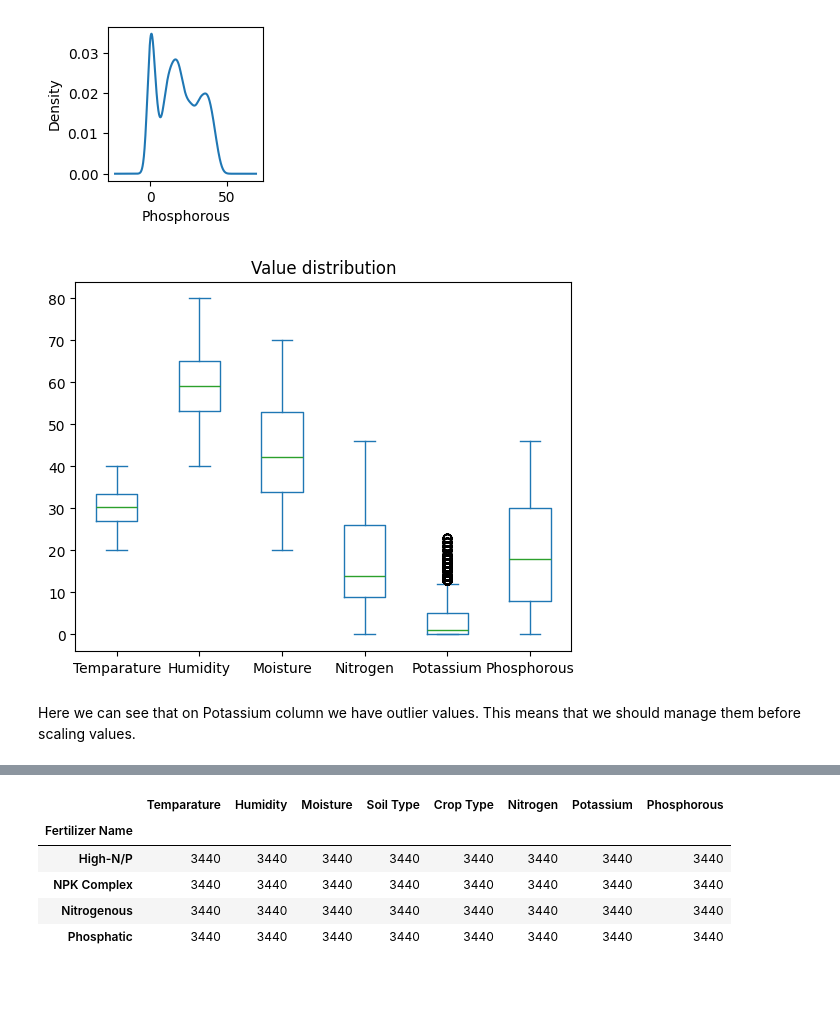
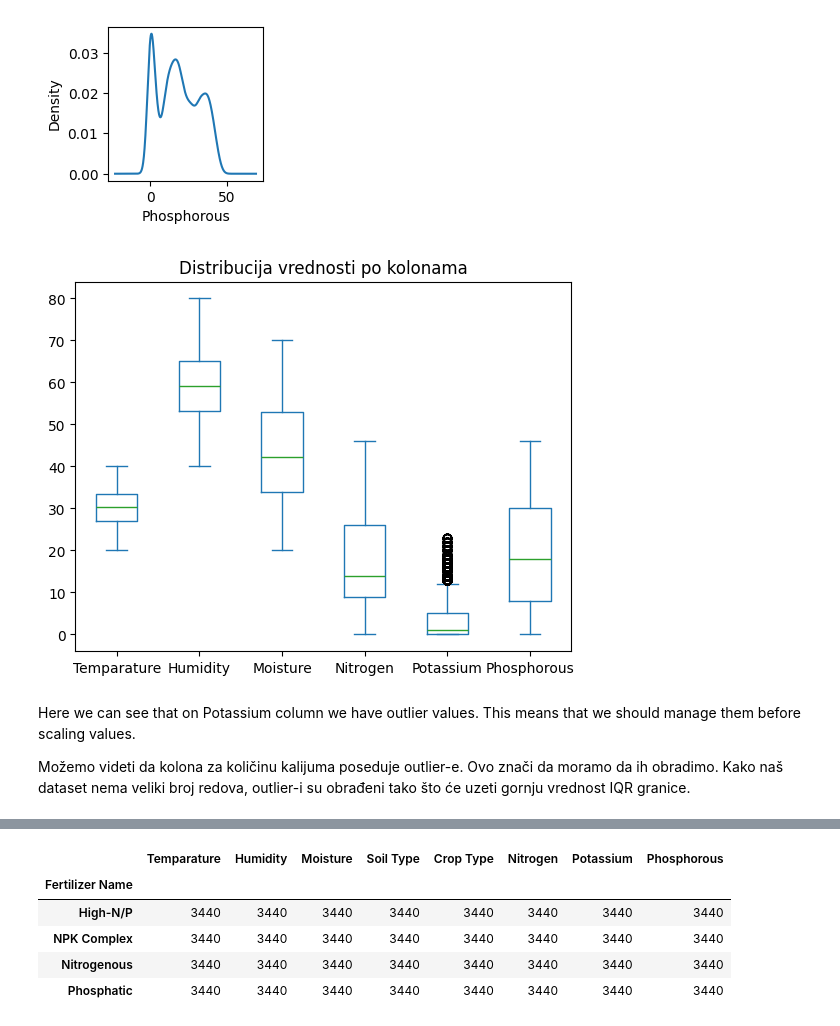
Before and after one commit to Covek01/machine-learning, a Jupyter notebook: crops.ipynb, the cells around one changed output, grey strips where cells are left out. Drawn from its saved outputs; the diff is of its cells as text; code cells hidden in the pictures; blank space fills up the shorter version.

```diff
--- a/crops.ipynb
+++ b/crops.ipynb
@@ -165,12 +164,14 @@ for df, column in zip(dataframes_per_column, cols.column_list):
 [figure]
 [figure]
 # %%
-dataframe_crops.plot(kind="box", title="Value distribution")
+dataframe_crops.plot(kind="box", title="Distribucija vrednosti po kolonama")
 plt.show()
 # %% [output]
-[figure, old version]
+[figure, new version]
 # %% [markdown]
 Here we can see that on Potassium column we have outlier values. This means that we should manage them before scaling values.
+
+Možemo videti da kolona za količinu kalijuma poseduje outlier-e. Ovo znači da moramo da ih obradimo. Kako naš dataset nema veliki broj redova, outlier-i su obrađeni tako što će uzeti gornju vrednost IQR granice.
 # %%
 # Calculating IQR value
 quantile_q1 = dataframe_crops[cols.POTASSIUM_COLUMN].quantile(0.25)
```
Also changed, not shown: parts of 18 cells of this notebook, 1 other file.
